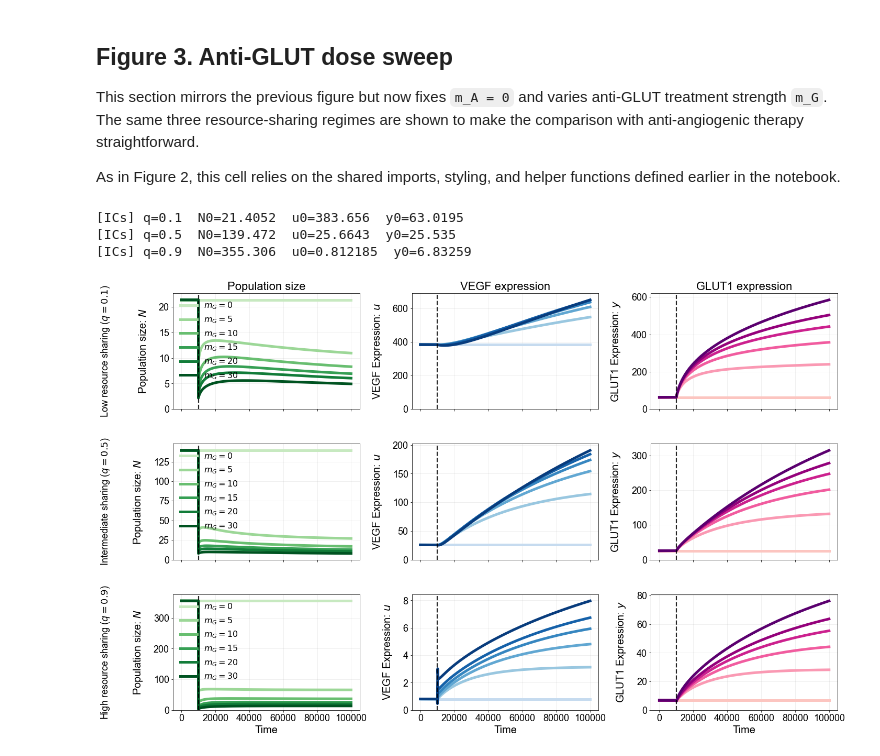
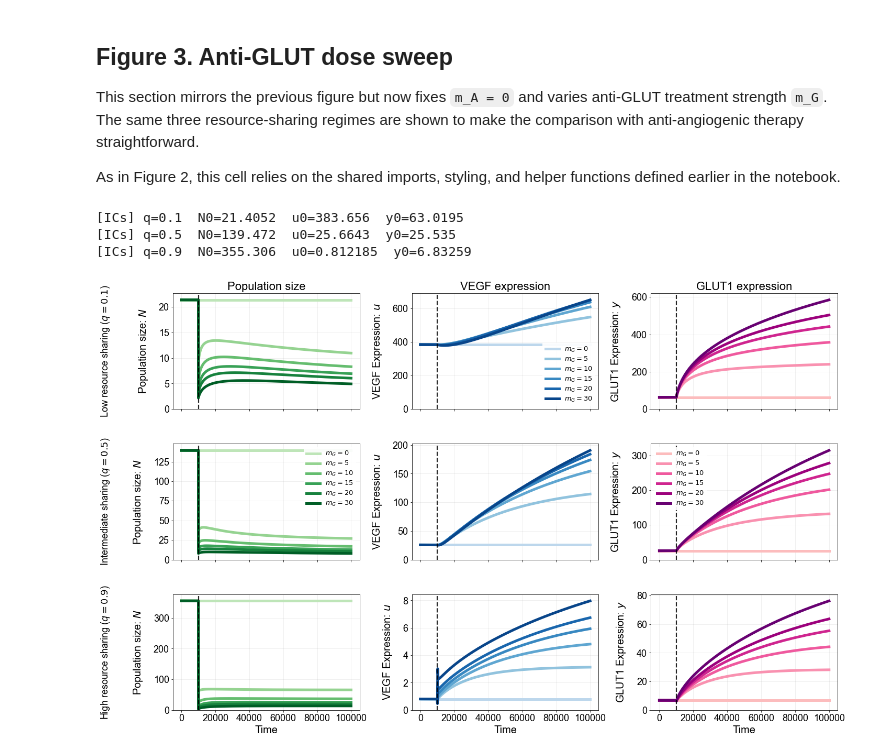
Before and after one commit to rbhattacharya49/vegf-glut1-coadaptation, a Jupyter notebook: Therapy-Simulations.ipynb, the cells around one changed output. Saved outputs shown, nothing was run; the diff lists cells and outputs as text; code cells hidden in the pictures.

Commit message:
Updated therapy visualization layout and added total VEGF/GLUT1 panels

```diff
--- a/Therapy-Simulations.ipynb
+++ b/Therapy-Simulations.ipynb
@@ -559,6 +588,21 @@ for q in q_rows:
         row["y"].append(np.asarray(res["y"], dtype=float))
     data.append(row)
 
+# ---------- Column-specific legend handles ----------
+legend_labels = [rf"$m_G={mG:g}$" for mG in mG_list]
+legend_handles_N = [
+    Line2D([0], [0], color=shade_for_index(j, cmap_N, nC), lw=LW, label=legend_labels[j])
+    for j in range(nC)
+]
+legend_handles_U = [
+    Line2D([0], [0], color=shade_for_index(j, cmap_U, nC), lw=LW, label=legend_labels[j])
+    for j in range(nC)
+]
+legend_handles_Y = [
+    Line2D([0], [0], color=shade_for_index(j, cmap_Y, nC), lw=LW, label=legend_labels[j])
+    for j in range(nC)
+]
+
 # ---------- Plot ----------
 fig, axes = plt.subplots(3, 3, figsize=(21, 13), sharex="col")
 fig.subplots_adjust(left=0.14, right=0.98, top=0.93, bottom=0.08, wspace=0.28, hspace=0.30)
@@ -577,8 +621,7 @@ for i, row in enumerate(data):
         u = row["u"][j]
         y = row["y"][j]
 
-        lbl = rf"$m_G={mG:g}$"
-        axN.plot(t, N, color=shade_for_index(j, cmap_N, nC), lw=LW, label=lbl)
+        axN.plot(t, N, color=shade_for_index(j, cmap_N, nC), lw=LW)
         axU.plot(t, u, color=shade_for_index(j, cmap_U, nC), lw=LW)
         axY.plot(t, y, color=shade_for_index(j, cmap_Y, nC), lw=LW)
 
@@ -586,33 +629,51 @@ for i, row in enumerate(data):
     axU.set_ylim(*ylims_postdrug(row["t"], row["u"], t_drug, ignore_window_after_drug))
     axY.set_ylim(*ylims_postdrug(row["t"], row["y"], t_drug, ignore_window_after_drug))
 
     for ax in (axN, axU, axY):
         ax.axvline(t_drug, color="k", lw=2.2, ls="--", alpha=0.85)
         ax.grid(True, alpha=0.25)
         ax.set_axisbelow(True)
 
     row_text = (
         r"Low resource sharing ($q=0.1$)" if np.isclose(q, 0.1) else
         r"Intermediate sharing ($q=0.5$)" if np.isclose(q, 0.5) else
         r"High resource sharing ($q=0.9$)"
     )
     axN.text(-0.33, 0.5, row_text, transform=axN.transAxes,
              rotation=90, ha="right", va="center", fontsize=18)
 
 for i in range(3):
     axes[i, 0].set_ylabel(r"Population size: $N$", labelpad=18)
     axes[i, 1].set_ylabel(r"VEGF Expression: $u$", labelpad=18)
     axes[i, 2].set_ylabel(r"GLUT1 Expression: $y$", labelpad=18)
 
 for ax in axes[-1]:
     ax.set_xlabel("Time")
 
-for i in range(3):
-    axes[i, 0].legend(frameon=False, loc="upper left")
+# Put legends only in the top row, but in all three columns.
+legend_kw = dict(
+    frameon=True,
+    facecolor="white",
+    edgecolor="none",
+    framealpha=0.92,
+    fontsize=13,          # ↓ slightly smaller
+    labelspacing=0.3,     # tighter vertical spacing
+    handlelength=2.0
+)
+
+# Custom placement:
+# Green (N) → middle row, first column
+axes[1, 0].legend(handles=legend_handles_N, loc ='upper right', **legend_kw)
+
+# Blue (u) → first row, second column
+axes[0, 1].legend(handles=legend_handles_U, loc ='lower right', **legend_kw)
+
+# Pink (y) → middle row, third column
+axes[1, 2].legend(handles=legend_handles_Y, loc ='upper left', **legend_kw)
 
 plt.show()
 # %% [output]
 [ICs] q=0.1  N0=21.4052  u0=383.656  y0=63.0195
 [ICs] q=0.5  N0=139.472  u0=25.6643  y0=25.535
 [ICs] q=0.9  N0=355.306  u0=0.812185  y0=6.83259
-[figure, old version]
+[figure, new version]
```
Also changed, not shown: parts of 2 cells of this notebook, 2 other files.
